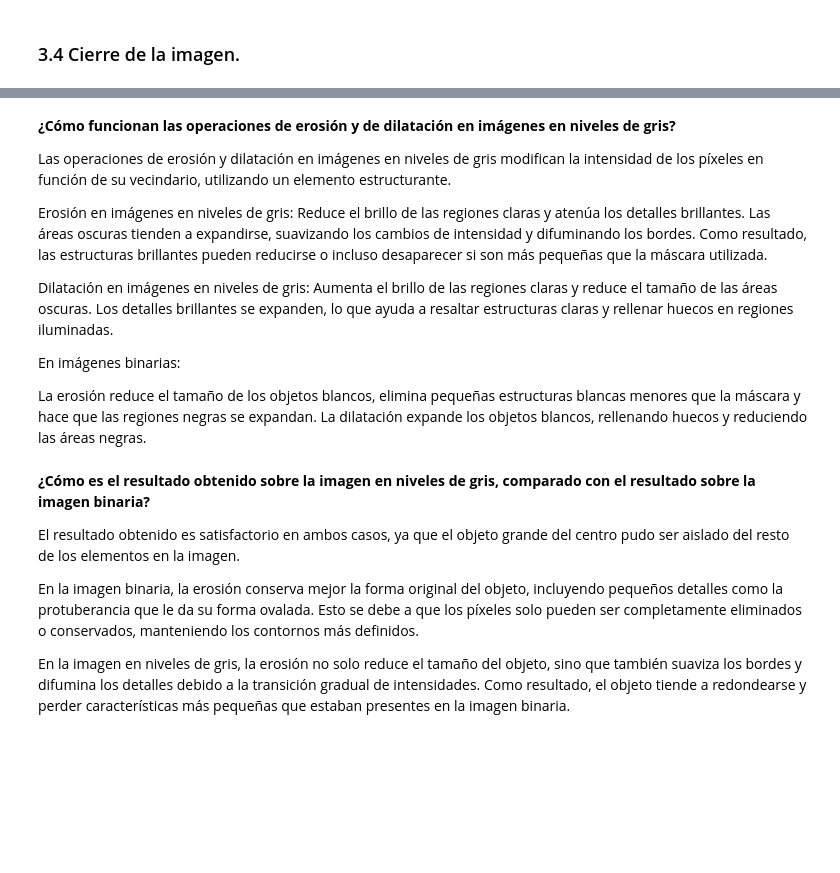
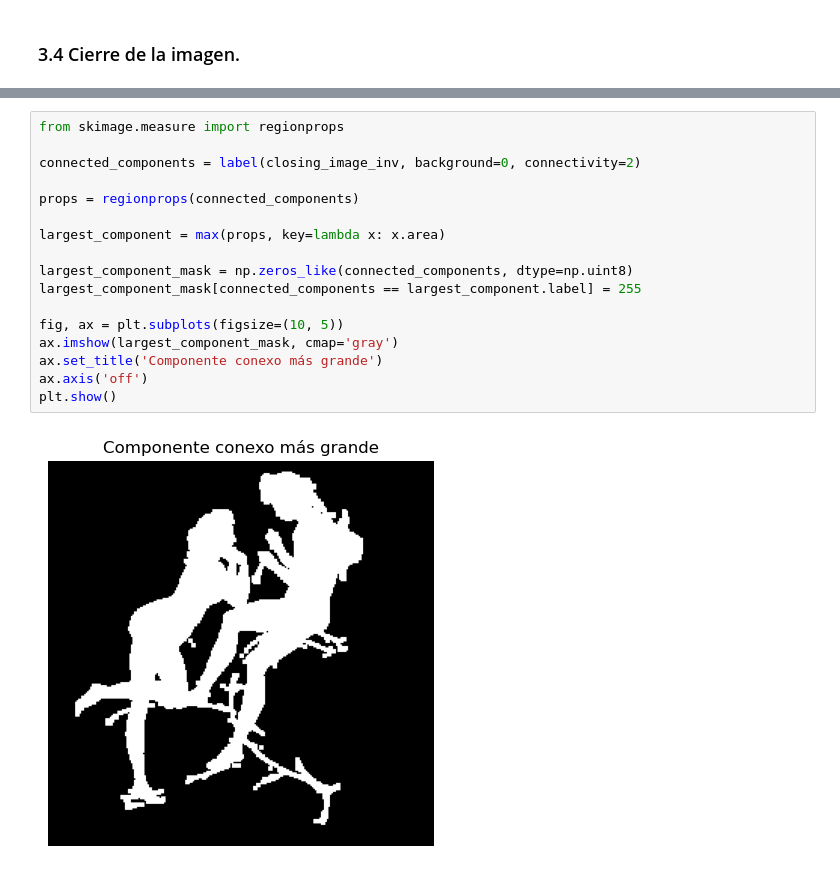
Before and after one commit to STinjaca/Talle-5, a Jupyter notebook: Taller 5 - Punto 3.ipynb, the cells around one changed output, grey strips where cells are left out. Drawn from its saved outputs; the diff is of its cells as text; blank space fills up the shorter version.

```diff
--- a/Taller 5 - Punto 3.ipynb
+++ b/Taller 5 - Punto 3.ipynb
@@ -139,21 +108,19 @@ plt.show()
-# %% [markdown]
-**¿Cómo funcionan las operaciones de erosión y de dilatación en imágenes en niveles de gris?**
-
-Las operaciones de erosión y dilatación en imágenes en niveles de gris modifican la intensidad de los píxeles en función de su vecindario, utilizando un elemento estructurante.
-
-Erosión en imágenes en niveles de gris: Reduce el brillo de las regiones claras y atenúa los detalles brillantes. Las áreas oscuras tienden a expandirse, suavizando los cambios de intensidad y difuminando los bordes. Como resultado, las estructuras brillantes pueden reducirse o incluso desaparecer si son más pequeñas que la máscara utilizada.
-
-Dilatación en imágenes en niveles de gris: Aumenta el brillo de las regiones claras y reduce el tamaño de las áreas oscuras. Los detalles brillantes se expanden, lo que ayuda a resaltar estructuras claras y rellenar huecos en regiones iluminadas.
-
-En imágenes binarias:
-
-La erosión reduce el tamaño de los objetos blancos, elimina pequeñas estructuras blancas menores que la máscara y hace que las regiones negras se expandan.
-La dilatación expande los objetos blancos, rellenando huecos y reduciendo las áreas negras.
-# %% [markdown]
-**¿Cómo es el resultado obtenido sobre la imagen en niveles de gris, comparado con el resultado sobre la imagen binaria?**
-
-El resultado obtenido es satisfactorio en ambos casos, ya que el objeto grande del centro pudo ser aislado del resto de los elementos en la imagen.
-
-En la imagen binaria, la erosión conserva mejor la forma original del objeto, incluyendo pequeños detalles como la protuberancia que le da su forma ovalada. Esto se debe a que los píxeles solo pueden ser completamente eliminados o conservados, manteniendo los contornos más definidos.
-
-En la imagen en niveles de gris, la erosión no solo reduce el tamaño del objeto, sino que también suaviza los bordes y difumina los detalles debido a la transición gradual de intensidades. Como resultado, el objeto tiende a redondearse y perder características más pequeñas que estaban presentes en la imagen binaria.
+# %%
+from skimage.measure import regionprops
+
+connected_components = label(closing_image_inv, background=0, connectivity=2)
+
+props = regionprops(connected_components)
+
+largest_component = max(props, key=lambda x: x.area)
+
+largest_component_mask = np.zeros_like(connected_components, dtype=np.uint8)
+largest_component_mask[connected_components == largest_component.label] = 255
+
+fig, ax = plt.subplots(figsize=(10, 5))
+ax.imshow(largest_component_mask, cmap='gray')
+ax.set_title('Componente conexo más grande')
+ax.axis('off')
+plt.show()
+# %% [output]
+[figure, added]
```
Also changed, not shown: parts of 18 cells of this notebook.
